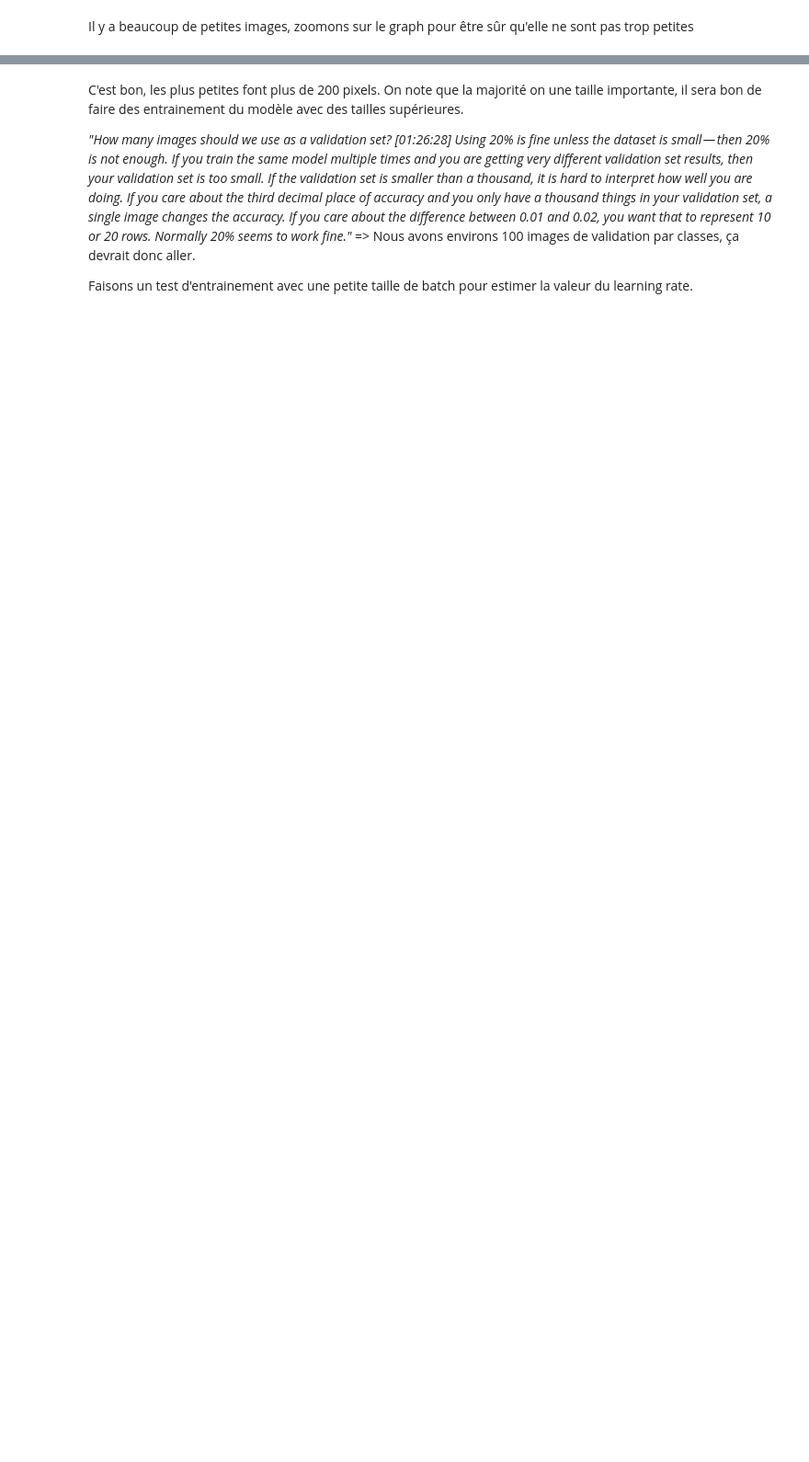
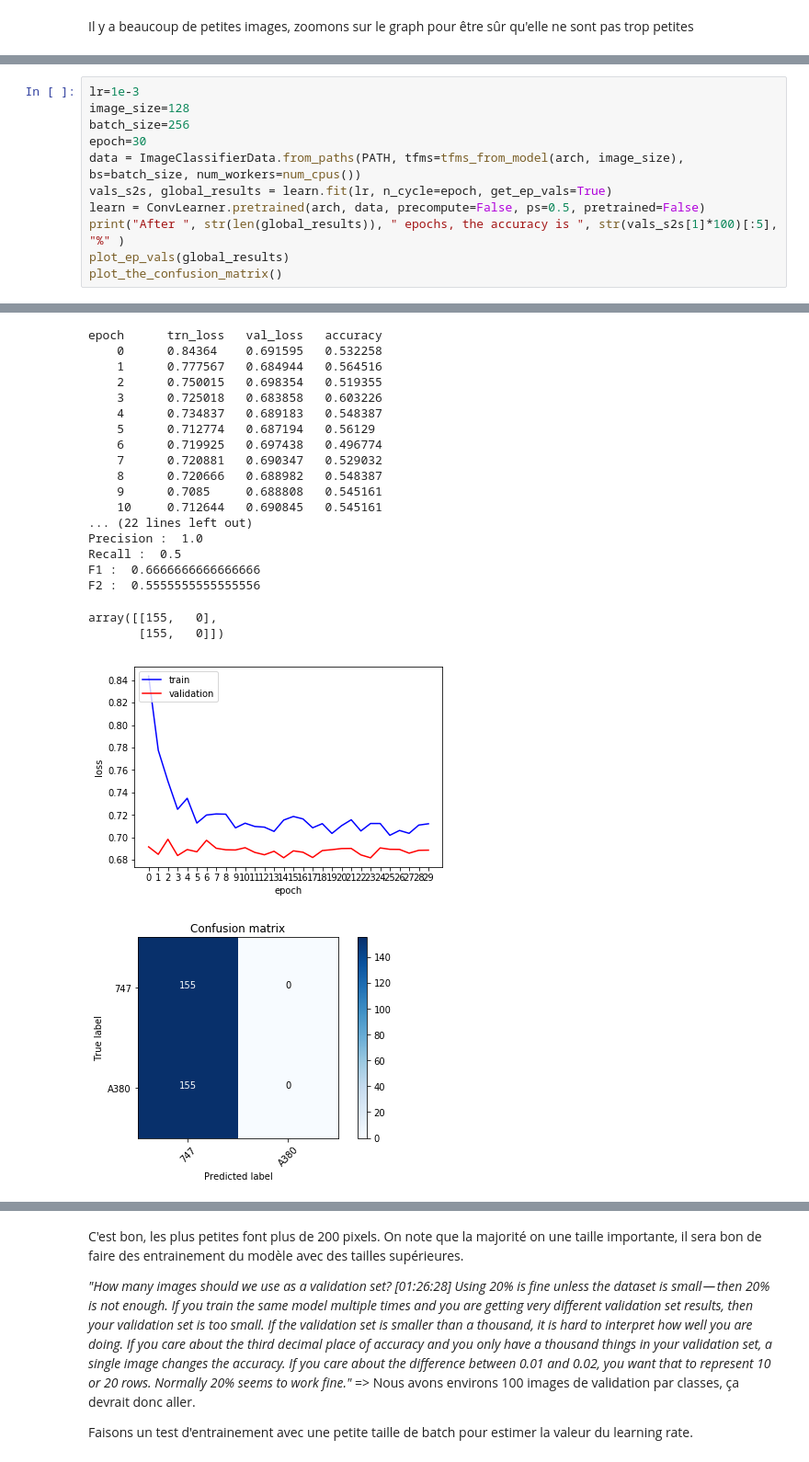
Before and after one commit to benoit-cty/deep_learning_tests, a Jupyter notebook: 01-Binary_Classification_747_vs_A380.ipynb, the cells around one changed output, grey strips where cells are left out. Shown at 92% size. Saved outputs shown, nothing was run; the diff lists cells and outputs as text; blank space fills up the shorter version.

```diff
--- a/01-Binary_Classification_747_vs_A380.ipynb
+++ b/01-Binary_Classification_747_vs_A380.ipynb
@@ -117,0 +144,12 @@ plt.hist(row_sz[row_sz < 1000])
+# %%
+lr=1e-3
+image_size=128
+batch_size=256
+epoch=30
+data = ImageClassifierData.from_paths(PATH, tfms=tfms_from_model(arch, image_size), bs=batch_size, num_workers=num_cpus())
+vals_s2s, global_results = learn.fit(lr, n_cycle=epoch, get_ep_vals=True)
+learn = ConvLearner.pretrained(arch, data, precompute=False, ps=0.5, pretrained=False)
+print("After ", str(len(global_results)), " epochs, the accuracy is ", str(vals_s2s[1]*100)[:5], "%" )
+plot_ep_vals(global_results)
+plot_the_confusion_matrix()
+# %% [output]
@@ -117,0 +157,21 @@ plt.hist(row_sz[row_sz < 1000])
+epoch      trn_loss   val_loss   accuracy
+    0      0.84364    0.691595   0.532258
+    1      0.777567   0.684944   0.564516
+    2      0.750015   0.698354   0.519355
+    3      0.725018   0.683858   0.603226
+    4      0.734837   0.689183   0.548387
+    5      0.712774   0.687194   0.56129
+    6      0.719925   0.697438   0.496774
+    7      0.720881   0.690347   0.529032
+    8      0.720666   0.688982   0.548387
+    9      0.7085     0.688808   0.545161
+    10     0.712644   0.690845   0.545161
+... (22 lines left out)
+Precision :  1.0
+Recall :  0.5
+F1 :  0.6666666666666666
+F2 :  0.5555555555555556
+array([[155,   0],
+       [155,   0]])
+[figure, added]
+[figure, added]
```
Also changed, not shown: parts of 59 cells of this notebook.
